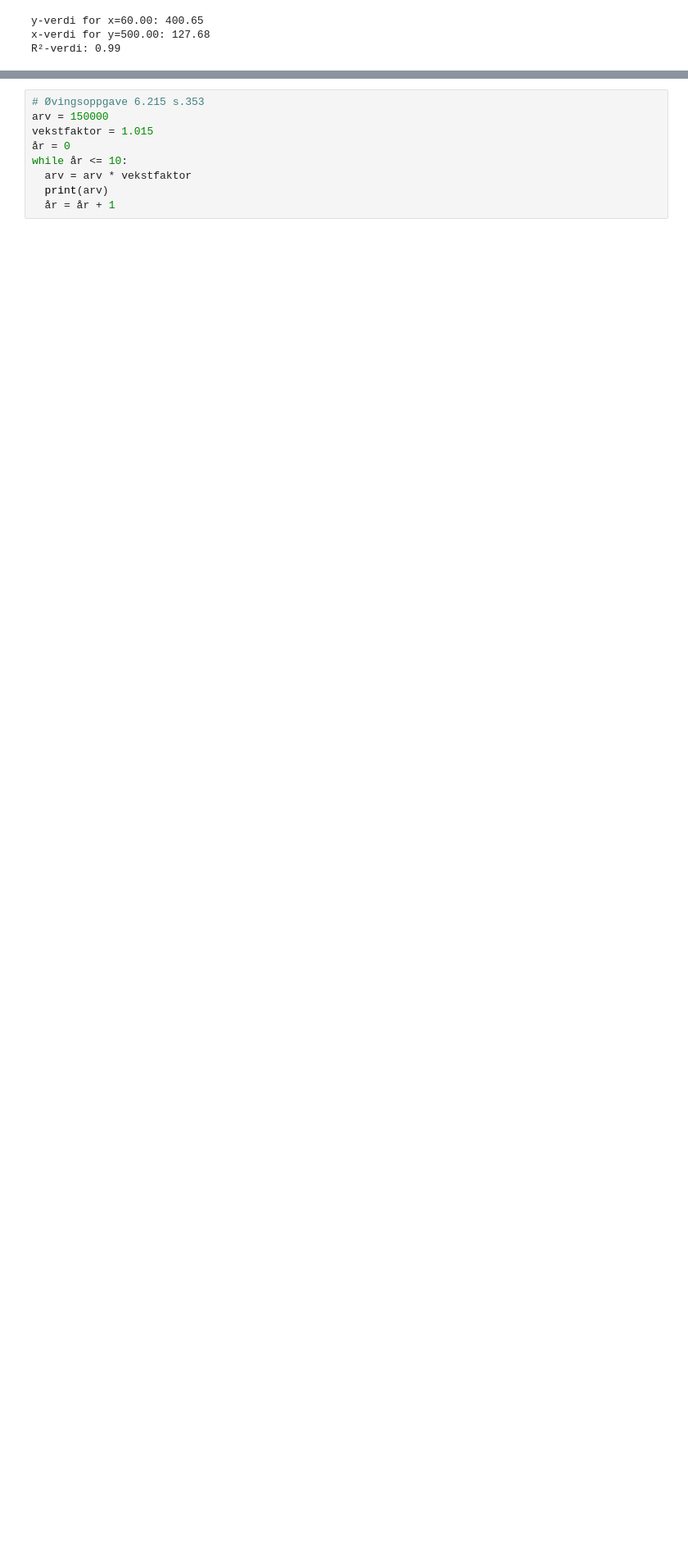
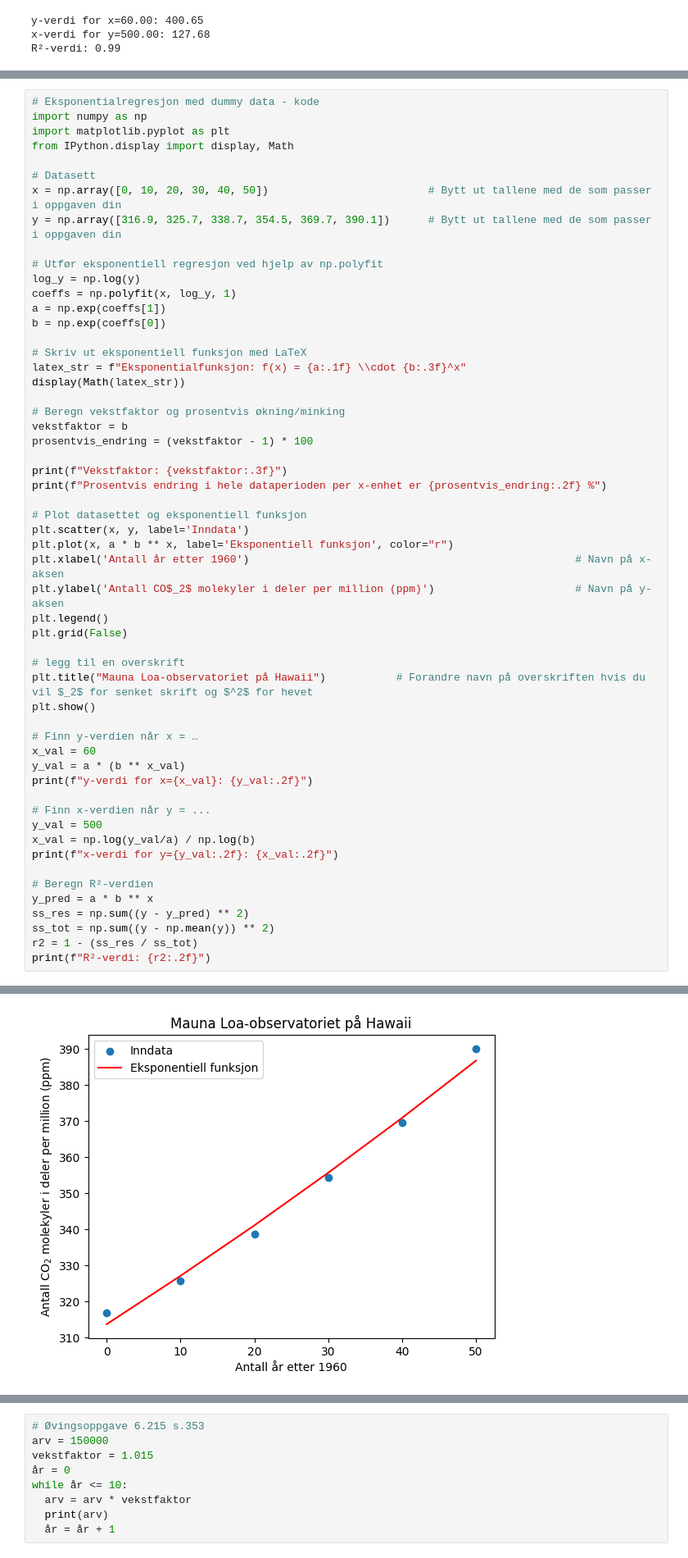
Before and after one commit to hanska91/Matematikk-2P-Y, a Jupyter notebook: Matematikkboka 2P-Y + Litt annet.ipynb, the cells around one changed output, grey strips where cells are left out. Shown at 82% size. Cells and saved outputs as stored; diff of their text form; blank space fills up the shorter version.

```diff
--- a/Matematikkboka 2P-Y + Litt annet.ipynb
+++ b/Matematikkboka 2P-Y + Litt annet.ipynb
@@ -2898,0 +2836,56 @@ R²-verdi: 0.99
+# %%
+# Eksponentialregresjon med dummy data - kode
+import numpy as np
+import matplotlib.pyplot as plt
+from IPython.display import display, Math
+
+# Datasett
+x = np.array([0, 10, 20, 30, 40, 50])                         # Bytt ut tallene med de som passer i oppgaven din
+y = np.array([316.9, 325.7, 338.7, 354.5, 369.7, 390.1])      # Bytt ut tallene med de som passer i oppgaven din
+
+# Utfør eksponentiell regresjon ved hjelp av np.polyfit
+log_y = np.log(y)
+coeffs = np.polyfit(x, log_y, 1)
+a = np.exp(coeffs[1])
+b = np.exp(coeffs[0])
+
+# Skriv ut eksponentiell funksjon med LaTeX
+latex_str = f"Eksponentialfunksjon: f(x) = {a:.1f} \\cdot {b:.3f}^x"
+display(Math(latex_str))
+
+# Beregn vekstfaktor og prosentvis økning/minking
+vekstfaktor = b
+prosentvis_endring = (vekstfaktor - 1) * 100
+
+print(f"Vekstfaktor: {vekstfaktor:.3f}")
+print(f"Prosentvis endring i hele dataperioden per x-enhet er {prosentvis_endring:.2f} %")
+
+# Plot datasettet og eksponentiell funksjon
+plt.scatter(x, y, label='Inndata')
+plt.plot(x, a * b ** x, label='Eksponentiell funksjon', color="r")
+plt.xlabel('Antall år etter 1960')                                                   # Navn på x-aksen
+plt.ylabel('Antall CO$_2$ molekyler i deler per million (ppm)')                      # Navn på y-aksen
+plt.legend()
+plt.grid(False)
+
+# legg til en overskrift
+plt.title("Mauna Loa-observatoriet på Hawaii")           # Forandre navn på overskriften hvis du vil $_2$ for senket skrift og $^2$ for hevet
+plt.show()
+
+# Finn y-verdien når x = …
+x_val = 60
+y_val = a * (b ** x_val)
+print(f"y-verdi for x={x_val}: {y_val:.2f}")
+
+# Finn x-verdien når y = ...
+y_val = 500
+x_val = np.log(y_val/a) / np.log(b)
+print(f"x-verdi for y={y_val:.2f}: {x_val:.2f}")
+
+# Beregn R²-verdien
+y_pred = a * b ** x
+ss_res = np.sum((y - y_pred) ** 2)
+ss_tot = np.sum((y - np.mean(y)) ** 2)
+r2 = 1 - (ss_res / ss_tot)
+print(f"R²-verdi: {r2:.2f}")
+# %% [output]
@@ -2898,0 +2895 @@ R²-verdi: 0.99
+[figure, added]
```
Also changed, not shown: parts of 13 cells of this notebook.
